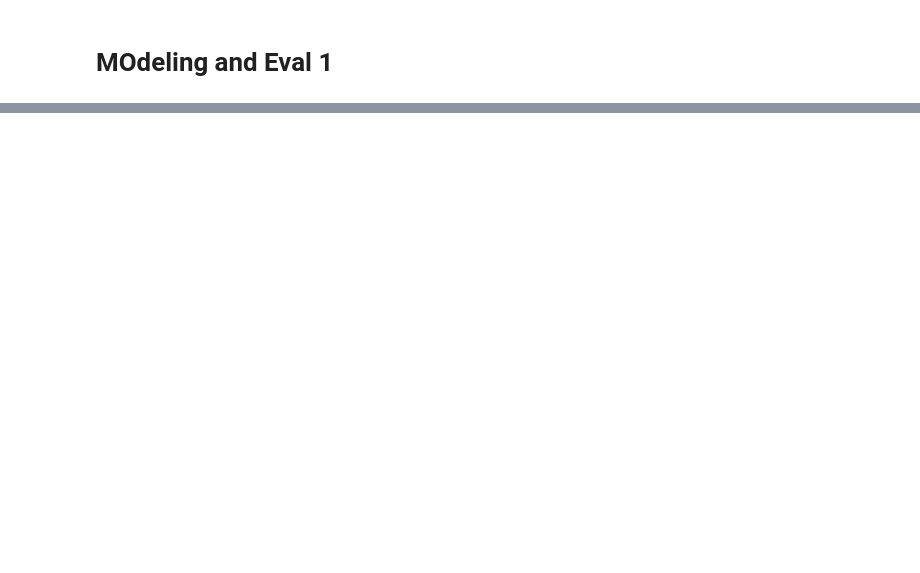
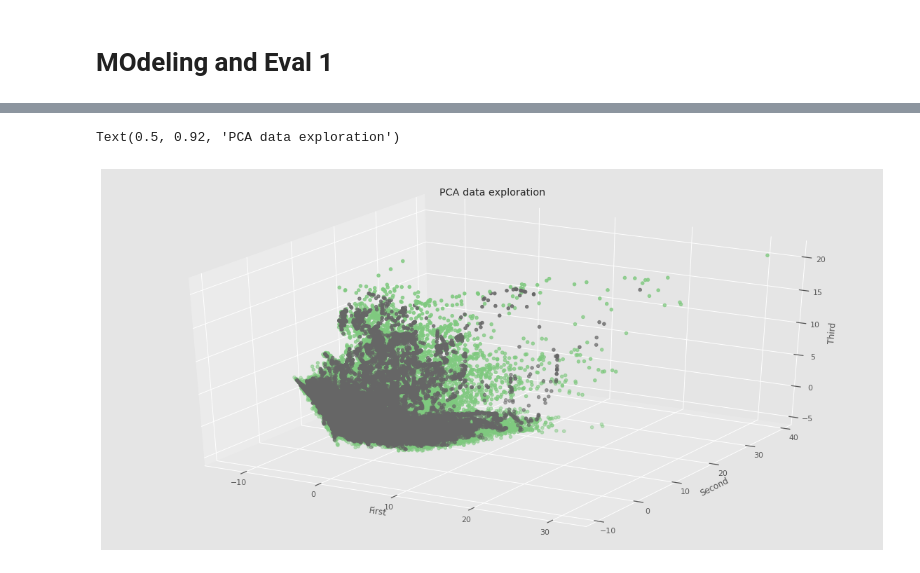
Before and after one commit to dclark18/MSDS_Capstone, a Jupyter notebook: CLUSTERING.ipynb, the cells around one changed output, grey strips where cells are left out. Drawn from its saved outputs; the diff is of its cells as text; code cells hidden in the pictures; blank space fills up the shorter version.

```diff
--- a/CLUSTERING.ipynb
+++ b/CLUSTERING.ipynb
@@ -198,0 +316,17 @@ print('After OverSampling, the shape of train_y: {} \n'.format(y1_train_res.shap
+# %%
+X1P = pcaydf['First Component']
+Y1P = pcaydf['Second Component']
+Z1P = pcaydf['Third Component']
+L1P = pcaydf['OBSERVED'].astype(int)
+# %%
+plt.rcParams["figure.figsize"] = (20,10)
+ax = plt.axes(projection='3d')
+ax.scatter(X1P, Y1P, Z1P, c=L1P, cmap='Accent', linewidth=1)
+
+ax.set_xlabel('First')
+ax.set_ylabel('Second')
+ax.set_zlabel('Third')
+plt.title('PCA data exploration')
+# %% [output]
+Text(0.5, 0.92, 'PCA data exploration')
+[figure, added]
```
Also changed, not shown: parts of 28 cells of this notebook.
